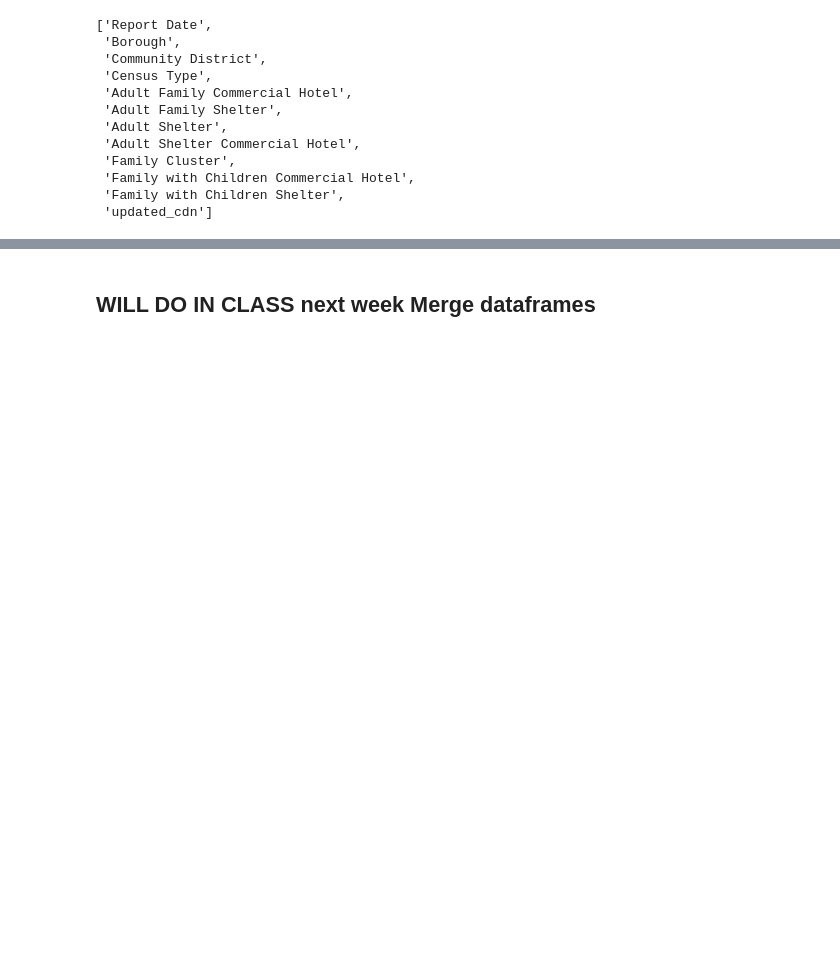
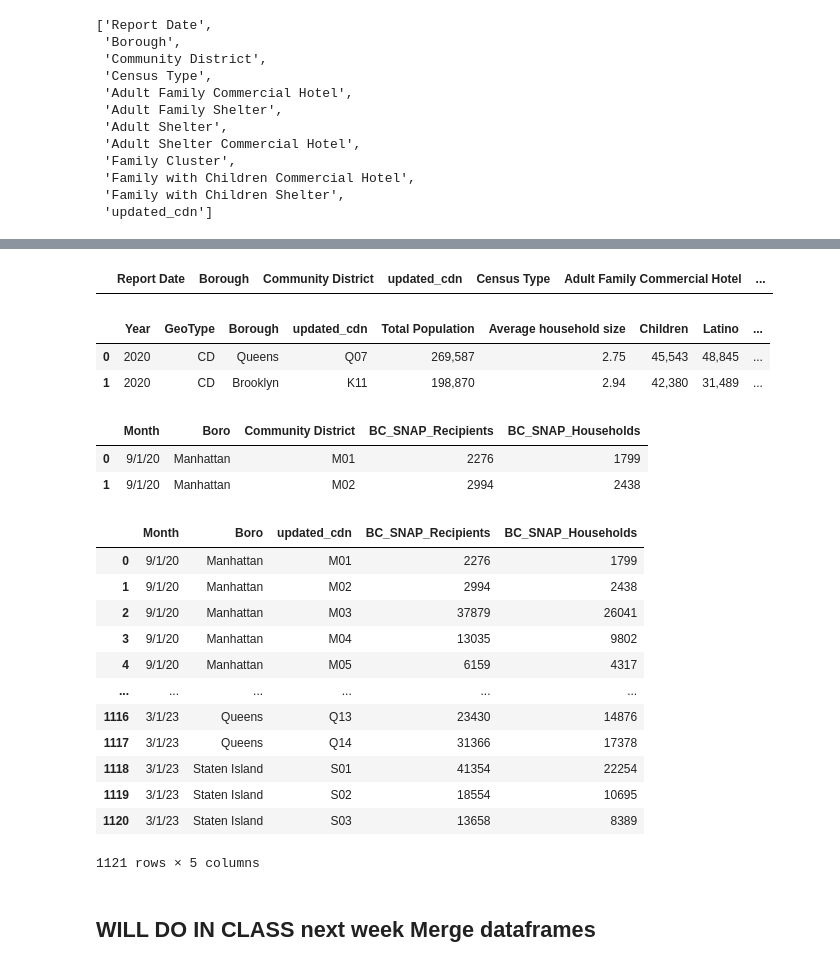
Before and after one commit to sandeepmj/2025-advanced-reporting, a Jupyter notebook: demos/wk11-conditional-function-merge-DEMO.ipynb, the cells around one changed output, grey strips where cells are left out. Drawn from its saved outputs; the diff is of its cells as text; code cells hidden in the pictures; blank space fills up the shorter version.

```diff
--- a/demos/wk11-conditional-function-merge-DEMO.ipynb
+++ b/demos/wk11-conditional-function-merge-DEMO.ipynb
@@ -592,0 +896,16 @@ dfshelter.sample(10)
+# %%
+dfshelter.query("updated_cdn == 'FLAG'")
+# %% [output]
+|  | Report Date | Borough | Community District | updated_cdn | Census Type | Adult Family Commercial Hotel | ... |
+# %%
+dfcensus.head(2)
+# %% [output]
+|  | Year | GeoType | Borough | updated_cdn | Total Population | Average household size | Children | Latino | ... |
+| 0 | 2020 | CD | Queens | Q07 | 269,587 | 2.75 | 45,543 | 48,845 | ... |
+| 1 | 2020 | CD | Brooklyn | K11 | 198,870 | 2.94 | 42,380 | 31,489 | ... |
+# %%
+dfsnap.head(2)
+# %% [output]
+|  | Month | Boro | Community District | BC_SNAP_Recipients | BC_SNAP_Households |
+| 0 | 9/1/20 | Manhattan | M01 | 2276 | 1799 |
+| 1 | 9/1/20 | Manhattan | M02 | 2994 | 2438 |
@@ -593,3 +914,19 @@ dfshelter.sample(10)
+# %%
+dfsnap
+# %% [output]
+|  | Month | Boro | updated_cdn | BC_SNAP_Recipients | BC_SNAP_Households |
+| 0 | 9/1/20 | Manhattan | M01 | 2276 | 1799 |
+| 1 | 9/1/20 | Manhattan | M02 | 2994 | 2438 |
+| 2 | 9/1/20 | Manhattan | M03 | 37879 | 26041 |
+| 3 | 9/1/20 | Manhattan | M04 | 13035 | 9802 |
+| 4 | 9/1/20 | Manhattan | M05 | 6159 | 4317 |
+| ... | ... | ... | ... | ... | ... |
+| 1116 | 3/1/23 | Queens | Q13 | 23430 | 14876 |
+| 1117 | 3/1/23 | Queens | Q14 | 31366 | 17378 |
+| 1118 | 3/1/23 | Staten Island | S01 | 41354 | 22254 |
+| 1119 | 3/1/23 | Staten Island | S02 | 18554 | 10695 |
+| 1120 | 3/1/23 | Staten Island | S03 | 13658 | 8389 |
+1121 rows × 5 columns
 # %% [markdown]
 ## WILL DO IN CLASS next week Merge dataframes
 # %%
```
Also changed, not shown: parts of 59 cells of this notebook.
